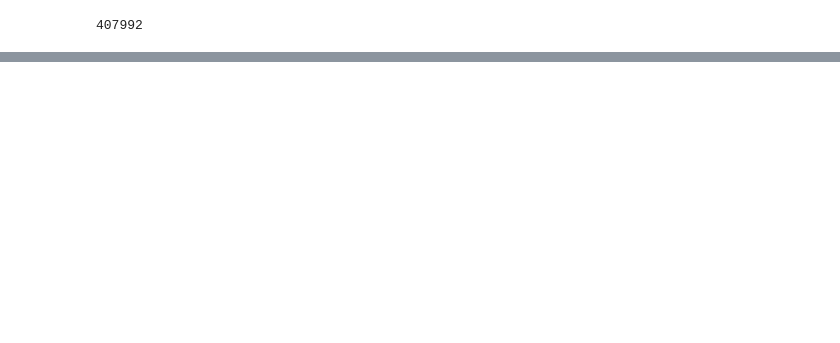
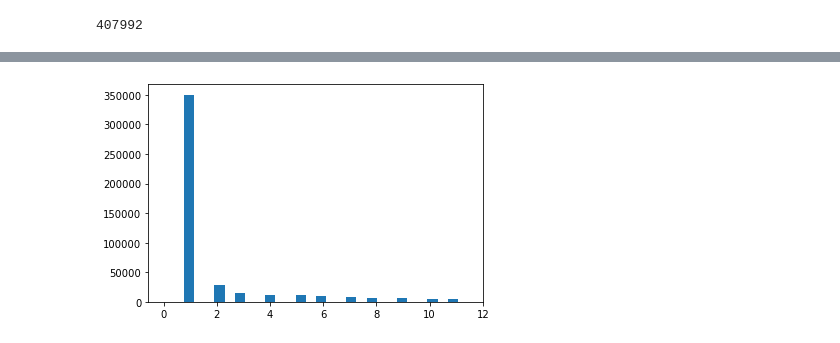
Before and after one commit to davidmkwon/reddit-summarization, a Jupyter notebook: data/travel.ipynb, the cells around one changed output, grey strips where cells are left out. Cells and saved outputs as stored; diff of their text form; code cells hidden in the pictures; blank space fills up the shorter version.

```diff
--- a/data/travel.ipynb
+++ b/data/travel.ipynb
@@ -43,0 +145,2 @@ print(util.num_convs_between(conv_lengths, 1, 1))
+# %%
+conv_lengths = util.get_conv_lengths(corpus)
@@ -43,0 +159,5 @@ print(util.num_convs_between(conv_lengths, 1, 1))
+# %%
+# plot historgram
+util.plot_conv_lengths_histogram(conv_lengths, low=0, high=mean+2*std)
+# %% [output]
+[figure, added]
```
Also changed, not shown: parts of 35 cells of this notebook, 2 other files.
